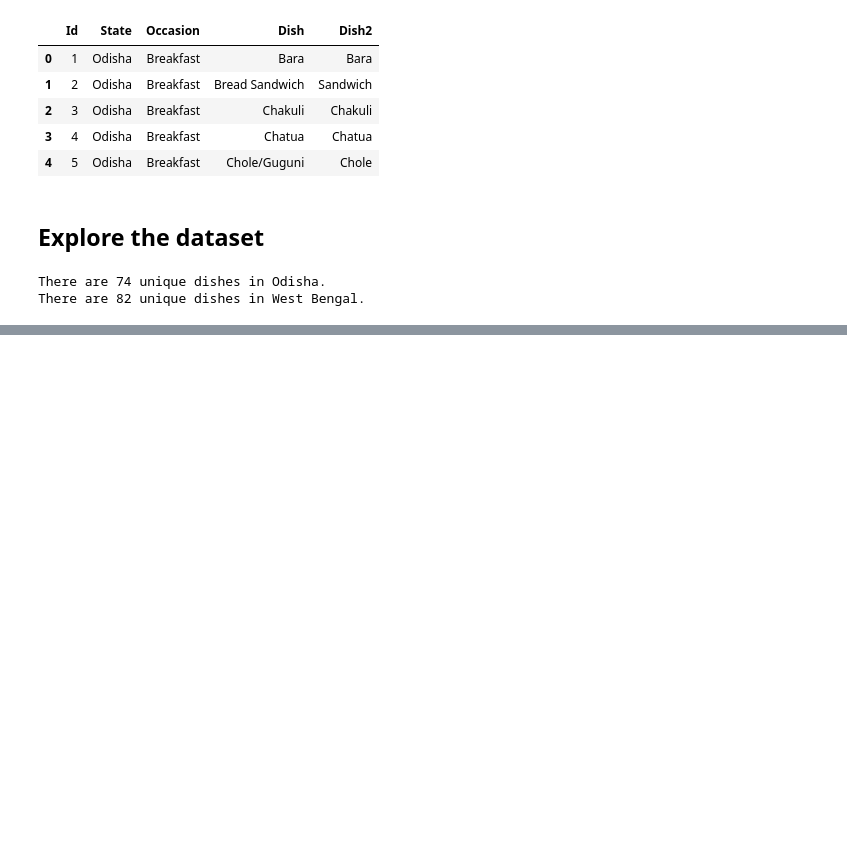
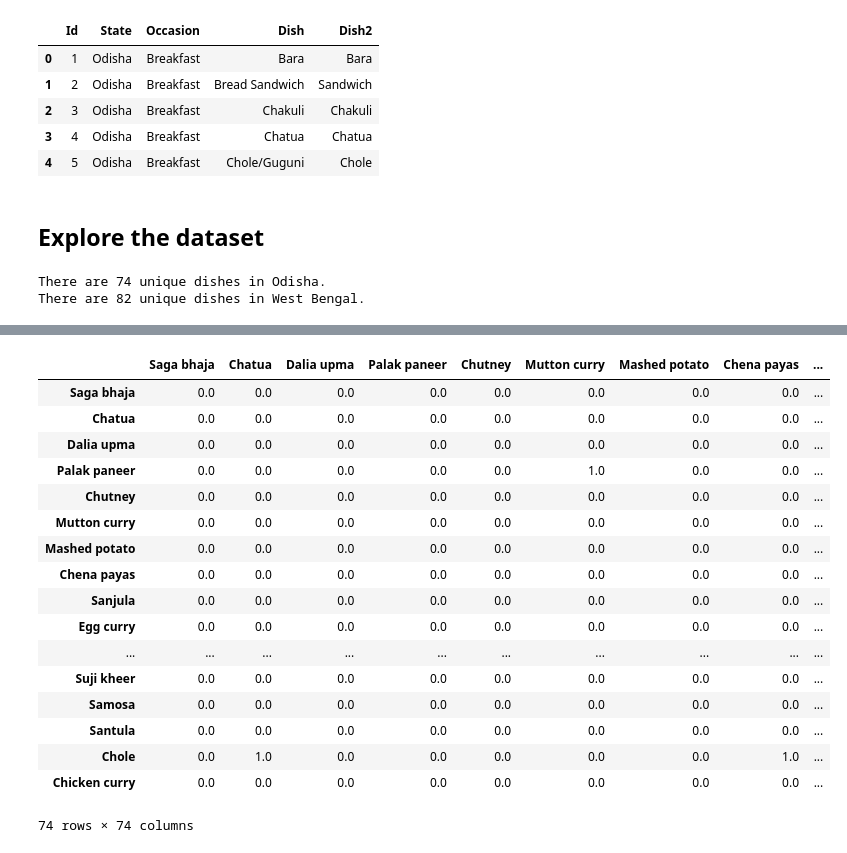
Before and after one commit to rochiecuevas/FoodChoice, a Jupyter notebook: Expert_Elicitation.ipynb, the cells around one changed output, grey strips where cells are left out. Cells and saved outputs as stored; diff of their text form; code cells hidden in the pictures; blank space fills up the shorter version.

```diff
--- a/Expert_Elicitation.ipynb
+++ b/Expert_Elicitation.ipynb
@@ -117,0 +113,60 @@ dishes_common
+# %%
+def coo_matrix(corpus):
+    """ Create a co-occurrence matrix """
+    vocab = set(corpus)
+    vocab = list(vocab)
+    vocab_index = {word: i for i, word in enumerate(vocab)}
+
+    # Create bigrams
+    bi_grams = list(bigrams(corpus))
+
+    # Frequency distribution of bigrams ((word1, word2), num_occurrences)
+    bigram_freq = nltk.FreqDist(bi_grams).most_common(len(bi_grams))
+
+    # Initialise co-occurrence matrix
+    # co_occurrence_matrix[current][previous]
+    co_occurrence_matrix = np.zeros((len(vocab), len(vocab)))
+
+    # Loop through the bigrams taking the current and previous word,
+    # and the number of occurrences of the bigram.
+    for bigram in bigram_freq:
+        current = bigram[0][1]
+        previous = bigram[0][0]
+        count = bigram[1]
+        pos_current = vocab_index[current]
+        pos_previous = vocab_index[previous]
+        co_occurrence_matrix[pos_current][pos_previous] = count
+    co_occurrence_matrix = np.matrix(co_occurrence_matrix)
+
+    # return the matrix and the index
+    return co_occurrence_matrix, vocab_index
+# %%
+# Create a list of co-occurrence matrices
+coo_matrices = []
+for x in range(0, len(states)):
+    data = list(itertools.chain.from_iterable(dish_lists[x])) # flat list of dishes
+    matrix, vocab_index = coo_matrix(data)
+    data_matrix = pd.DataFrame(matrix, index=vocab_index, columns=vocab_index)
+
+    coo_matrices.append(data_matrix)
+# %%
+coo_matrices[0]
+# %% [output]
+|  | Saga bhaja | Chatua | Dalia upma | Palak paneer | Chutney | Mutton curry | Mashed potato | Chena payas | ... |
+| Saga bhaja | 0.0 | 0.0 | 0.0 | 0.0 | 0.0 | 0.0 | 0.0 | 0.0 | ... |
+| Chatua | 0.0 | 0.0 | 0.0 | 0.0 | 0.0 | 0.0 | 0.0 | 0.0 | ... |
+| Dalia upma | 0.0 | 0.0 | 0.0 | 0.0 | 0.0 | 0.0 | 0.0 | 0.0 | ... |
+| Palak paneer | 0.0 | 0.0 | 0.0 | 0.0 | 0.0 | 1.0 | 0.0 | 0.0 | ... |
+| Chutney | 0.0 | 0.0 | 0.0 | 0.0 | 0.0 | 0.0 | 0.0 | 0.0 | ... |
+| Mutton curry | 0.0 | 0.0 | 0.0 | 0.0 | 0.0 | 0.0 | 0.0 | 0.0 | ... |
+| Mashed potato | 0.0 | 0.0 | 0.0 | 0.0 | 0.0 | 0.0 | 0.0 | 0.0 | ... |
+| Chena payas | 0.0 | 0.0 | 0.0 | 0.0 | 0.0 | 0.0 | 0.0 | 0.0 | ... |
+| Sanjula | 0.0 | 0.0 | 0.0 | 0.0 | 0.0 | 0.0 | 0.0 | 0.0 | ... |
+| Egg curry | 0.0 | 0.0 | 0.0 | 0.0 | 0.0 | 0.0 | 0.0 | 0.0 | ... |
+| ... | ... | ... | ... | ... | ... | ... | ... | ... | ... |
+| Suji kheer | 0.0 | 0.0 | 0.0 | 0.0 | 0.0 | 0.0 | 0.0 | 0.0 | ... |
+| Samosa | 0.0 | 0.0 | 0.0 | 0.0 | 0.0 | 0.0 | 0.0 | 0.0 | ... |
+| Santula | 0.0 | 0.0 | 0.0 | 0.0 | 0.0 | 0.0 | 0.0 | 0.0 | ... |
+| Chole | 0.0 | 1.0 | 0.0 | 0.0 | 0.0 | 0.0 | 0.0 | 1.0 | ... |
+| Chicken curry | 0.0 | 0.0 | 0.0 | 0.0 | 0.0 | 0.0 | 0.0 | 0.0 | ... |
+74 rows × 74 columns
```
Also changed, not shown: parts of 9 cells of this notebook.
